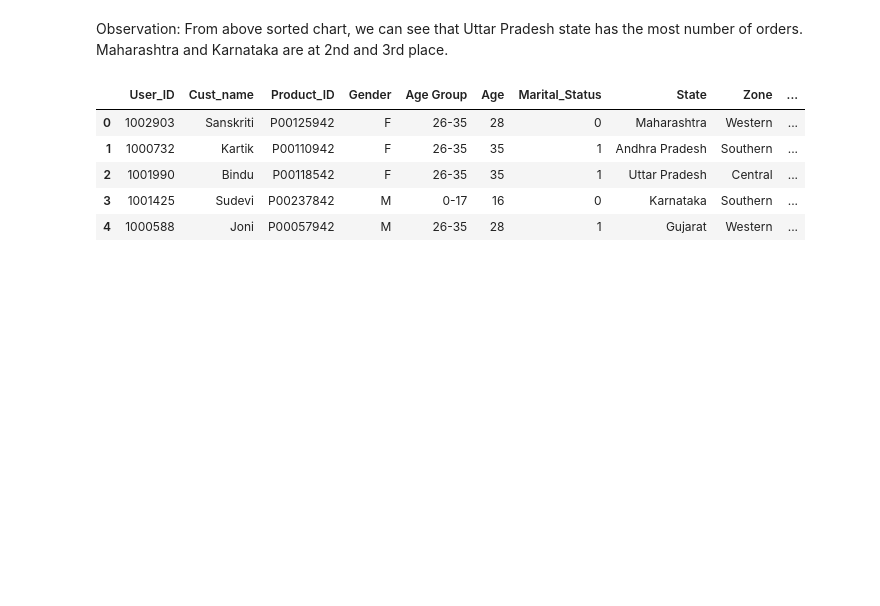
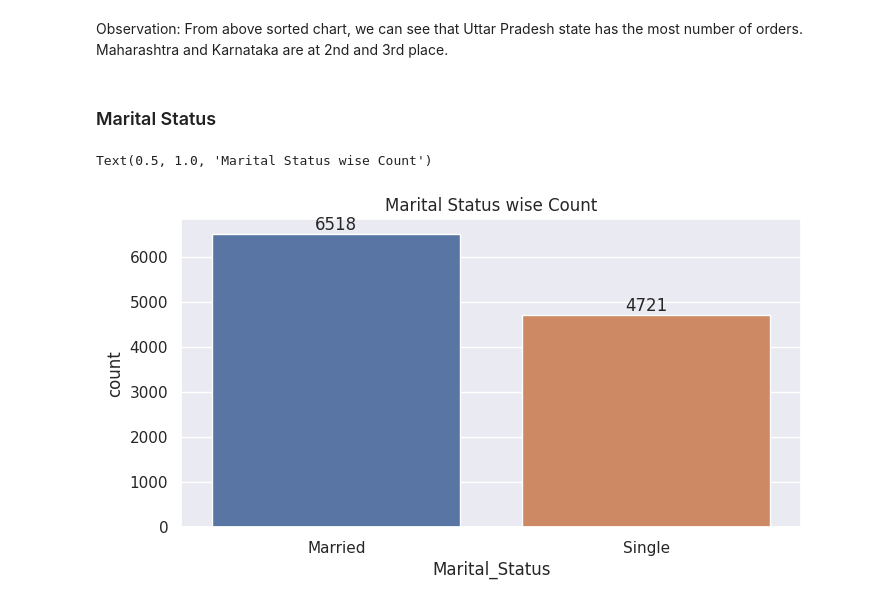
Before and after one commit to dhar9571/Python-Diwali-Sales-Data-Analysis, a Jupyter notebook: Diwali_Sales_DataAnalysis.ipynb, the cells around one changed output. Saved outputs shown, nothing was run; the diff lists cells and outputs as text; code cells hidden in the pictures; blank space fills up the shorter version.

```diff
--- a/Diwali_Sales_DataAnalysis.ipynb
+++ b/Diwali_Sales_DataAnalysis.ipynb
@@ -208,12 +216,22 @@ plt.show()
 [figure]
 # %% [markdown]
 Observation: From above sorted chart, we can see that Uttar Pradesh state has the most number of orders. Maharashtra and Karnataka are at 2nd and 3rd place.
-# %%
-df.head()
-# %% [output]
-|  | User_ID | Cust_name | Product_ID | Gender | Age Group | Age | Marital_Status | State | Zone | ... |
-| 0 | 1002903 | Sanskriti | P00125942 | F | 26-35 | 28 | 0 | Maharashtra | Western | ... |
-| 1 | 1000732 | Kartik | P00110942 | F | 26-35 | 35 | 1 | Andhra Pradesh | Southern | ... |
-| 2 | 1001990 | Bindu | P00118542 | F | 26-35 | 35 | 1 | Uttar Pradesh | Central | ... |
-| 3 | 1001425 | Sudevi | P00237842 | M | 0-17 | 16 | 0 | Karnataka | Southern | ... |
-| 4 | 1000588 | Joni | P00057942 | M | 26-35 | 28 | 1 | Gujarat | Western | ... |
+# %% [markdown]
+### Marital Status
+# %%
+# Marital_Status wise count:
+
+#resetting chart size:
+sns.set(rc={'figure.figsize':(8,4)})
+
+ax = sns.countplot(x=df["Marital_Status"])
+
+ax.set_xticklabels(["Married","Single"])
+
+for bars in ax.containers:
+  ax.bar_label(bars)
+
+plt.title("Marital Status wise Count")
+# %% [output]
+Text(0.5, 1.0, 'Marital Status wise Count')
+[figure, added]
```
Also changed, not shown: parts of 22 cells of this notebook.
